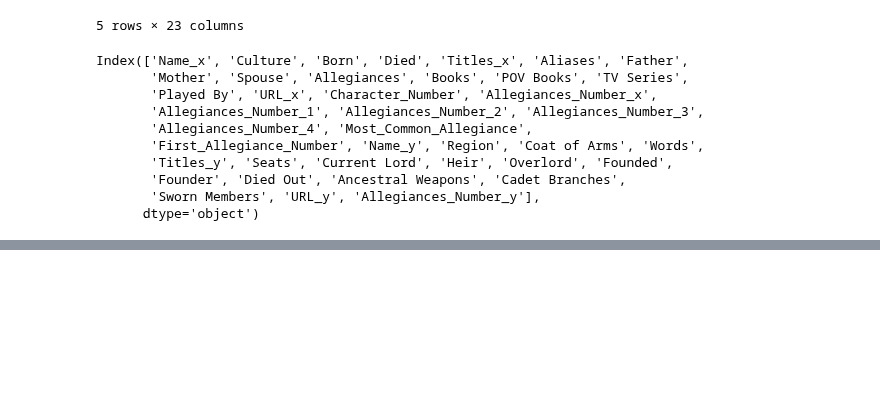
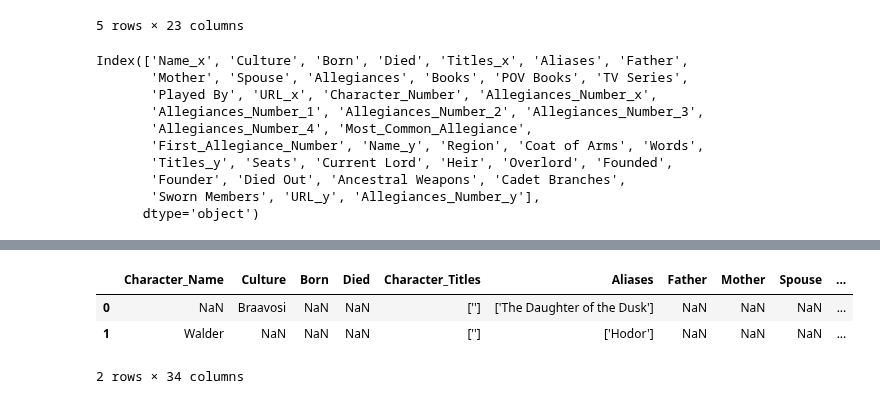
Before and after one commit to franziskasteger/game-of-thrones-survival, a Jupyter notebook: notebooks/rui_scraped_data.ipynb, the cells around one changed output, grey strips where cells are left out. Drawn from its saved outputs; the diff is of its cells as text; code cells hidden in the pictures; blank space fills up the shorter version.

Commit message:
adding overlord name

```diff
--- a/notebooks/rui_scraped_data.ipynb
+++ b/notebooks/rui_scraped_data.ipynb
@@ -238,7 +224,7 @@ Index(['Name_x', 'Culture', 'Born', 'Died', 'Titles_x', 'Aliases', 'Father',
 # %%
 merged_df.rename(columns={'Name_x': 'Character_Name',
                           'Titles_x': 'Character_Titles',
-                            'Name_y': 'House_Name',
+                            'Name_y': 'House_Allegiance',
                             'Region': 'House_Region',
                             'Title_y': 'House_Titles'
                           }, inplace=True)
@@ -267,0 +251,3 @@ merged_df.drop(columns=['Allegiances_Number_x',
+# %%
+# extract number from overloard
+merged_df['Overloard_Number'] = merged_df['Overlord'].str.extract(r'(\d+)$')
@@ -267,0 +260,4 @@ merged_df.drop(columns=['Allegiances_Number_x',
+# %%
+df_merged = merged_df.merge(df_house[['Allegiances_Number', 'Name']], left_on='Overloard_Number', right_on='Allegiances_Number', how='left')
+df_merged.rename(columns={'Name': 'Overlord_Name'}, inplace=True)
+df_merged.drop(columns=['Allegiances_Number'], inplace=True)
@@ -268 +276,8 @@ merged_df.drop(columns=['Allegiances_Number_x',
+# %%
+df_merged.head(2)
+# %% [output]
+|  | Character_Name | Culture | Born | Died | Character_Titles | Aliases | Father | Mother | Spouse | ... |
+| 0 | NaN | Braavosi | NaN | NaN | [''] | ['The Daughter of the Dusk'] | NaN | NaN | NaN | ... |
+| 1 | Walder | NaN | NaN | NaN | [''] | ['Hodor'] | NaN | NaN | NaN | ... |
+2 rows × 34 columns
 # %%
```
Also changed, not shown: parts of 7 cells of this notebook, 1 other file.
